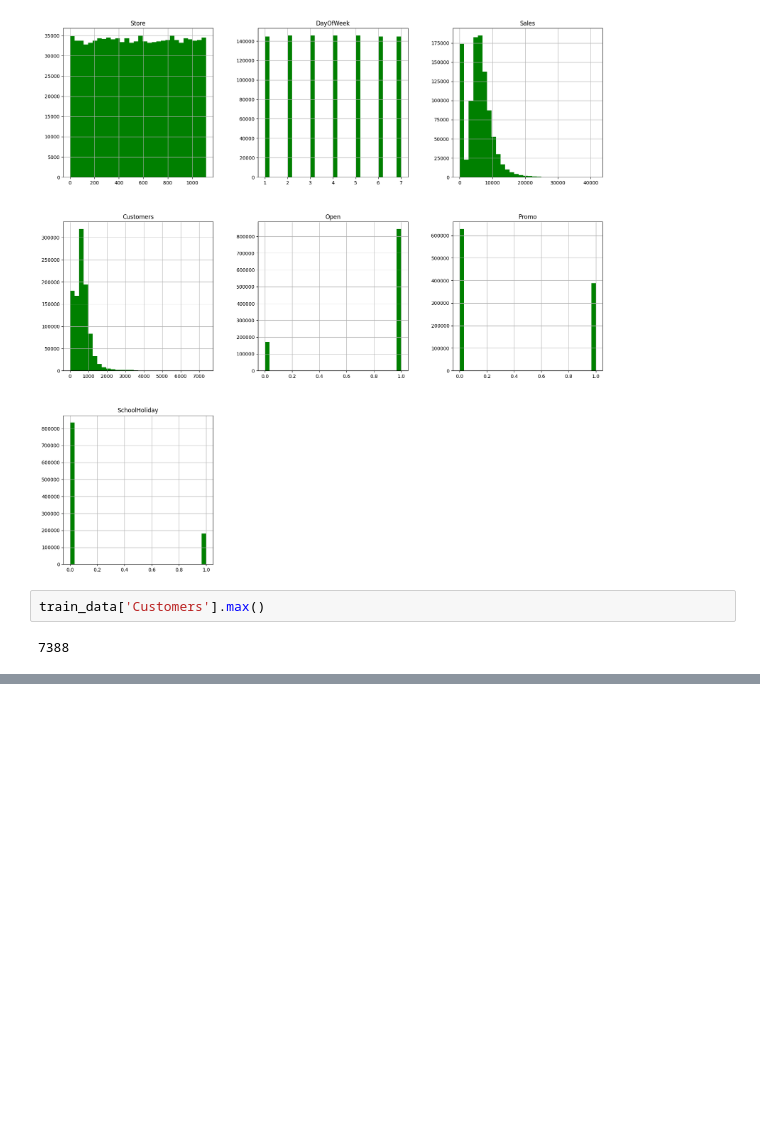
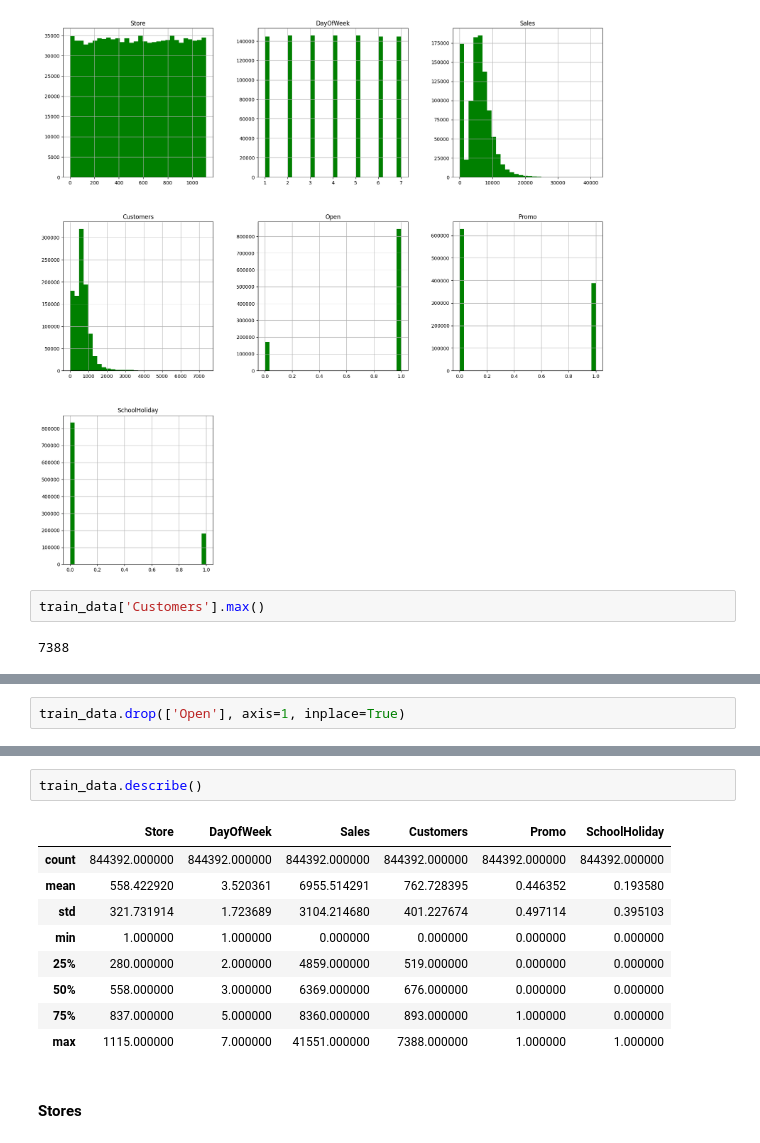
Before and after one commit to Briankipkemboi78/datascience, a Jupyter notebook: Future Sales/sales.ipynb, the cells around one changed output, grey strips where cells are left out. Cells and saved outputs as stored; diff of their text form; blank space fills up the shorter version.

```diff
--- a/Future Sales/sales.ipynb
+++ b/Future Sales/sales.ipynb
@@ -92,0 +125,2 @@ train_data['Customers'].max()
+# %%
+train_data.drop(['Open'], axis=1, inplace=True)
@@ -92,0 +145,14 @@ train_data['Customers'].max()
+# %%
+train_data.describe()
+# %% [output]
+|  | Store | DayOfWeek | Sales | Customers | Promo | SchoolHoliday |
+| count | 844392.000000 | 844392.000000 | 844392.000000 | 844392.000000 | 844392.000000 | 844392.000000 |
+| mean | 558.422920 | 3.520361 | 6955.514291 | 762.728395 | 0.446352 | 0.193580 |
+| std | 321.731914 | 1.723689 | 3104.214680 | 401.227674 | 0.497114 | 0.395103 |
+| min | 1.000000 | 1.000000 | 0.000000 | 0.000000 | 0.000000 | 0.000000 |
+| 25% | 280.000000 | 2.000000 | 4859.000000 | 519.000000 | 0.000000 | 0.000000 |
+| 50% | 558.000000 | 3.000000 | 6369.000000 | 676.000000 | 0.000000 | 0.000000 |
+| 75% | 837.000000 | 5.000000 | 8360.000000 | 893.000000 | 1.000000 | 0.000000 |
+| max | 1115.000000 | 7.000000 | 41551.000000 | 7388.000000 | 1.000000 | 1.000000 |
+# %% [markdown]
+#### Stores
```
Also changed, not shown: parts of 6 cells of this notebook.
